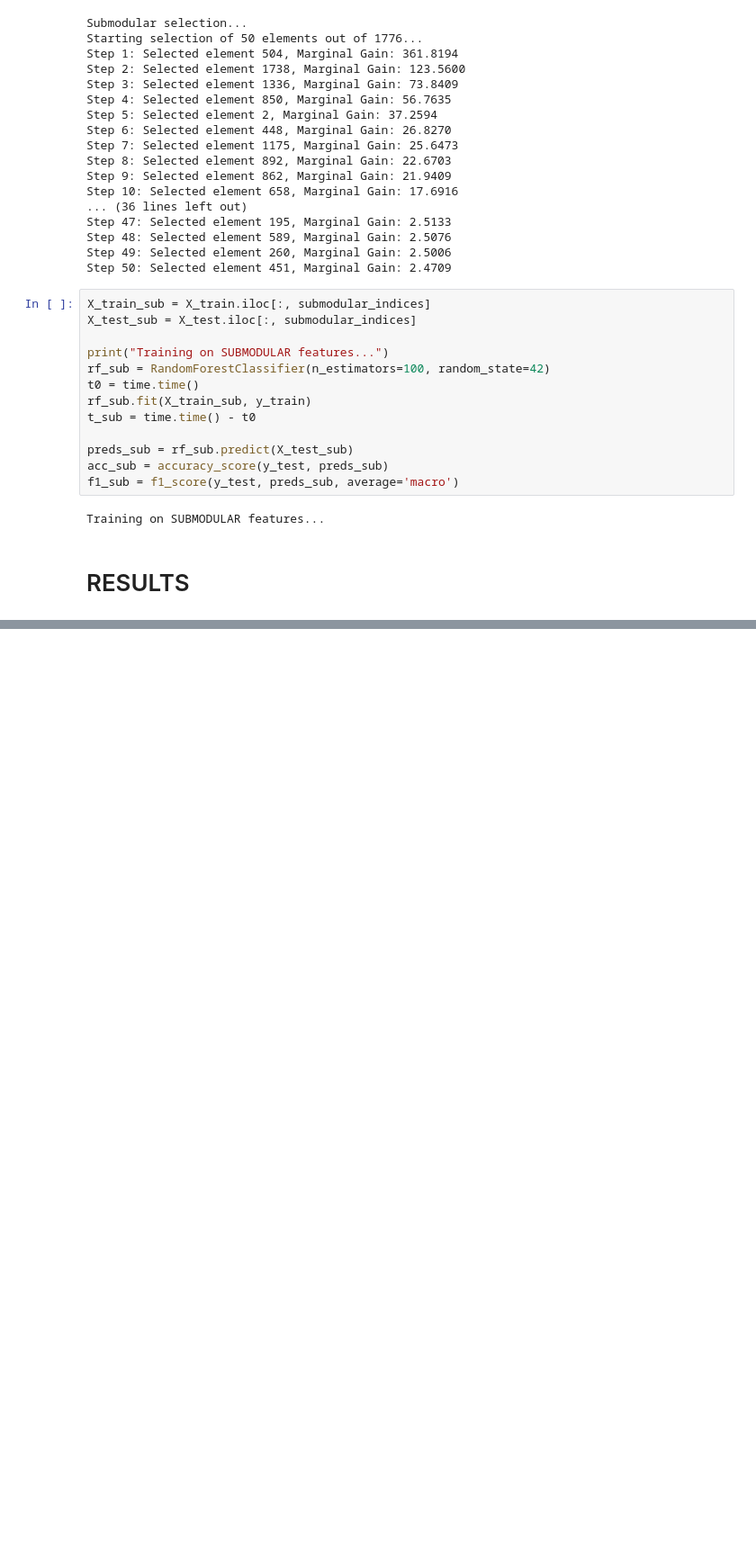
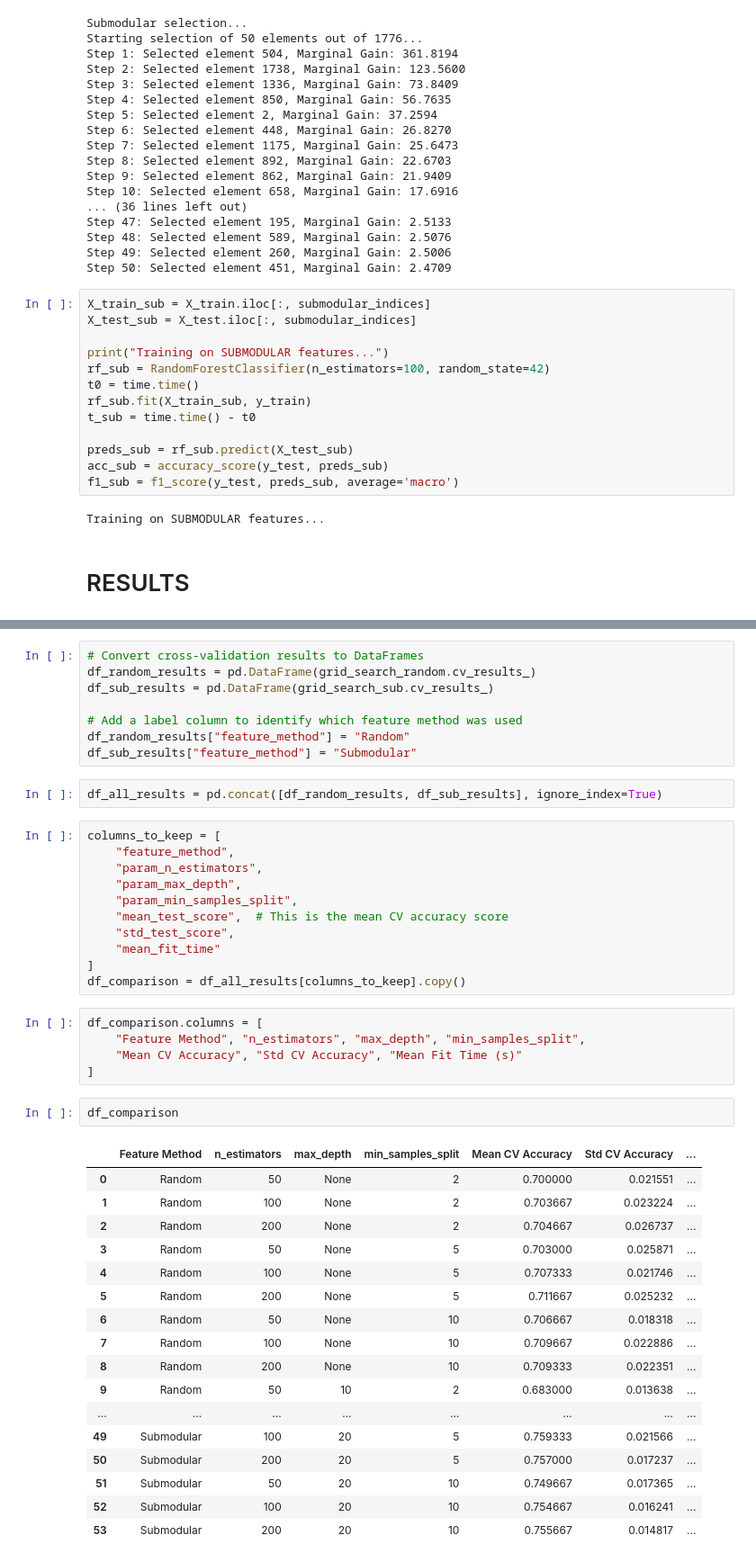
Before and after one commit to wojtek5739g/Optimization-in-Data-Analysis, a Jupyter notebook: bioresponse_calculations.ipynb, the cells around one changed output, grey strips where cells are left out. Shown at 90% size. Saved outputs shown, nothing was run; the diff lists cells and outputs as text; blank space fills up the shorter version.

```diff
--- a/bioresponse_calculations.ipynb
+++ b/bioresponse_calculations.ipynb
@@ -163,0 +222,46 @@ FINAL RESULTS:
+# %%
+# Convert cross-validation results to DataFrames
+df_random_results = pd.DataFrame(grid_search_random.cv_results_)
+df_sub_results = pd.DataFrame(grid_search_sub.cv_results_)
+
+# Add a label column to identify which feature method was used
+df_random_results["feature_method"] = "Random"
+df_sub_results["feature_method"] = "Submodular"
+# %%
+df_all_results = pd.concat([df_random_results, df_sub_results], ignore_index=True)
+# %%
+columns_to_keep = [
+    "feature_method",
+    "param_n_estimators",
+    "param_max_depth",
+    "param_min_samples_split",
+    "mean_test_score",  # This is the mean CV accuracy score
+    "std_test_score",
+    "mean_fit_time"
+]
+df_comparison = df_all_results[columns_to_keep].copy()
+# %%
+df_comparison.columns = [
+    "Feature Method", "n_estimators", "max_depth", "min_samples_split",
+    "Mean CV Accuracy", "Std CV Accuracy", "Mean Fit Time (s)"
+]
+# %%
+df_comparison
+# %% [output]
+|  | Feature Method | n_estimators | max_depth | min_samples_split | Mean CV Accuracy | Std CV Accuracy | ... |
+| 0 | Random | 50 | None | 2 | 0.700000 | 0.021551 | ... |
+| 1 | Random | 100 | None | 2 | 0.703667 | 0.023224 | ... |
+| 2 | Random | 200 | None | 2 | 0.704667 | 0.026737 | ... |
+| 3 | Random | 50 | None | 5 | 0.703000 | 0.025871 | ... |
+| 4 | Random | 100 | None | 5 | 0.707333 | 0.021746 | ... |
+| 5 | Random | 200 | None | 5 | 0.711667 | 0.025232 | ... |
+| 6 | Random | 50 | None | 10 | 0.706667 | 0.018318 | ... |
+| 7 | Random | 100 | None | 10 | 0.709667 | 0.022886 | ... |
+| 8 | Random | 200 | None | 10 | 0.709333 | 0.022351 | ... |
+| 9 | Random | 50 | 10 | 2 | 0.683000 | 0.013638 | ... |
+| ... | ... | ... | ... | ... | ... | ... | ... |
+| 49 | Submodular | 100 | 20 | 5 | 0.759333 | 0.021566 | ... |
+| 50 | Submodular | 200 | 20 | 5 | 0.757000 | 0.017237 | ... |
+| 51 | Submodular | 50 | 20 | 10 | 0.749667 | 0.017365 | ... |
+| 52 | Submodular | 100 | 20 | 10 | 0.754667 | 0.016241 | ... |
+| 53 | Submodular | 200 | 20 | 10 | 0.755667 | 0.014817 | ... |
```
Also changed, not shown: parts of 15 cells of this notebook.
